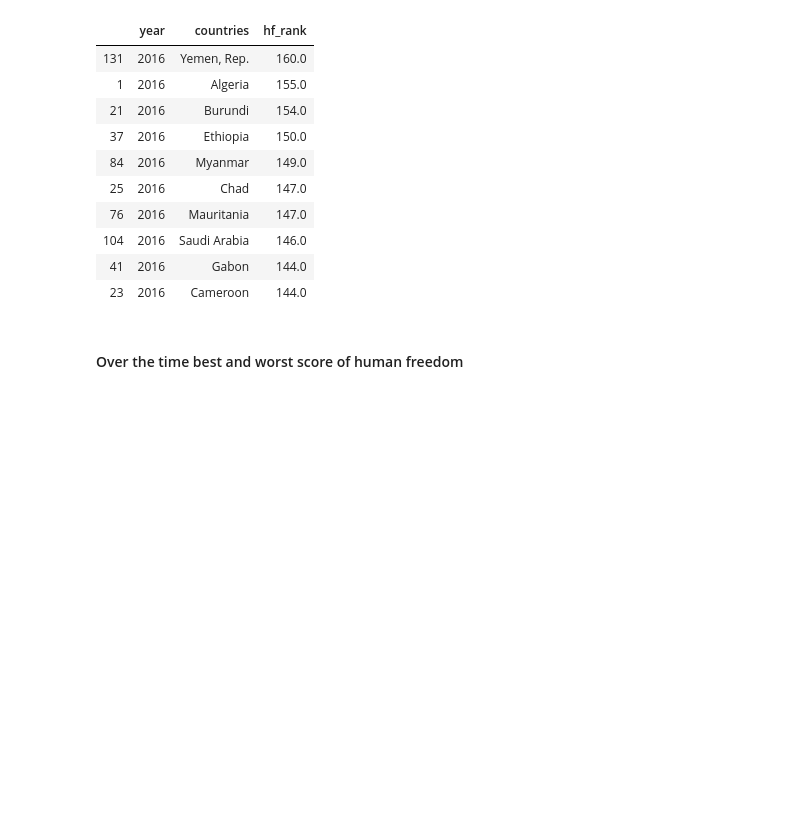
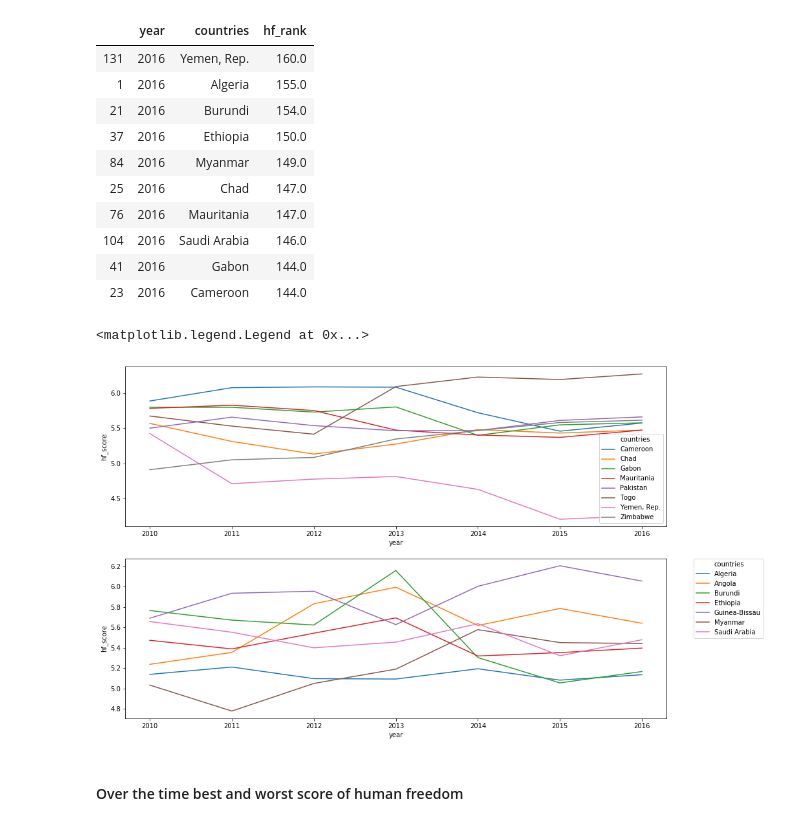
Before and after one commit to allikkil/DataSc-project, a Jupyter notebook: Project W4 Kaggle-Human Freedom.ipynb, the cells around one changed output. Cells and saved outputs as stored; diff of their text form; code cells hidden in the pictures; blank space fills up the shorter version.

Commit message:
Added graphs for bottom hf_score over time

```diff
--- a/Project W4 Kaggle-Human Freedom.ipynb
+++ b/Project W4 Kaggle-Human Freedom.ipynb
@@ -415,7 +427,10 @@ worst[['year', 'countries', 'hf_rank']].head(10)
 | 439 | 2013 | Ethiopia | 140.0 |
 # %%
 worst = merged_data[merged_data['year'] == 2014].sort_values(by=['hf_rank'], ascending=False)
-worst[['year', 'countries', 'hf_rank']].head(10)
+bottom10 = worst[['year', 'countries', 'hf_rank']].head(10)
+for country in bottom10["countries"]:
+    bottom.append(country)
+bottom10
 # %% [output]
 |  | year | countries | hf_rank |
 | 399 | 2014 | Yemen, Rep. | 155.0 |
@@ -430,7 +445,10 @@ worst[['year', 'countries', 'hf_rank']].head(10)
 | 352 | 2014 | Myanmar | 142.0 |
 # %%
 worst = merged_data[merged_data['year'] == 2015].sort_values(by=['hf_rank'], ascending=False)
-worst[['year', 'countries', 'hf_rank']].head(10)
+bottom10 = worst[['year', 'countries', 'hf_rank']].head(10)
+for country in bottom10["countries"]:
+    bottom.append(country)
+bottom10
 # %% [output]
 |  | year | countries | hf_rank |
 | 265 | 2015 | Yemen, Rep. | 158.0 |
@@ -445,7 +463,10 @@ worst[['year', 'countries', 'hf_rank']].head(10)
 | 175 | 2015 | Gabon | 143.0 |
 # %%
 worst = merged_data[merged_data['year'] == 2016].sort_values(by=['hf_rank'], ascending=False)
-worst[['year', 'countries', 'hf_rank']].head(10)
+bottom10 = worst[['year', 'countries', 'hf_rank']].head(10)
+for country in bottom10["countries"]:
+    bottom.append(country)
+bottom10
 # %% [output]
 |  | year | countries | hf_rank |
 | 131 | 2016 | Yemen, Rep. | 160.0 |
@@ -458,6 +479,20 @@ worst[['year', 'countries', 'hf_rank']].head(10)
 | 104 | 2016 | Saudi Arabia | 146.0 |
 | 41 | 2016 | Gabon | 144.0 |
 | 23 | 2016 | Cameroon | 144.0 |
+# %%
+bottom = list(set(bottom))
+bottom1 = bottom[7:] # Divided top countries into two lists to make more visually appealing graphs
+bottom2 = bottom[:7]
+bottomData1 = merged_data[merged_data["countries"].isin(bottom1)][["countries", "year", "hf_score"]]
+bottomData2 = merged_data[merged_data["countries"].isin(bottom2)][["countries", "year", "hf_score"]]
+# %%
+fig, ax = plt.subplots(2, 1, figsize=(15,10))
+sns.lineplot(x = "year", y="hf_score", data=bottomData1, hue = "countries", ax = ax[0])
+sns.lineplot(x = "year", y="hf_score", data=bottomData2, hue = "countries", ax = ax[1])
+plt.legend(bbox_to_anchor=(1.05, 1), loc=2, borderaxespad=0.)
+# %% [output]
+<matplotlib.legend.Legend at 0x...>
+[figure, added]
 # %% [markdown]
 #### Over the time best and worst score of human freedom
 # %%
```
Also changed, not shown: parts of 6 cells of this notebook.
